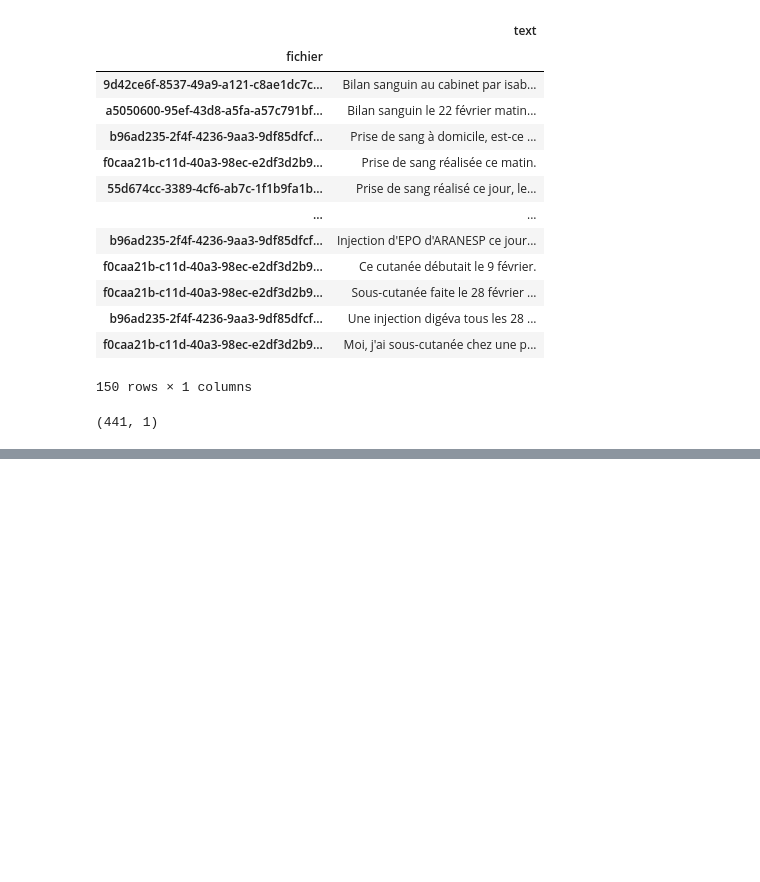
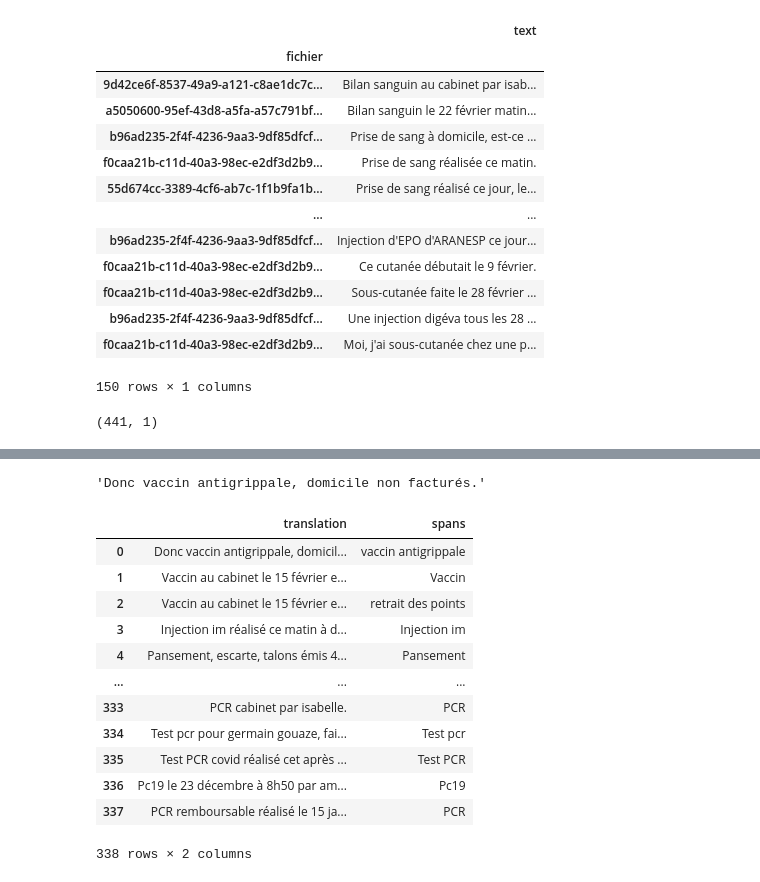
Before and after one commit to GeoffroyGit/ephesus, a Jupyter notebook: notebooks/LABELISATION.ipynb, the cells around one changed output, grey strips where cells are left out. Drawn from its saved outputs; the diff is of its cells as text; code cells hidden in the pictures; blank space fills up the shorter version.

```diff
--- a/notebooks/LABELISATION.ipynb
+++ b/notebooks/LABELISATION.ipynb
@@ -259,0 +316,3 @@ export_v2.to_csv("../raw_data/sample_sentencesV3.csv", index=False)
+# %%
+data_json = extract_json("PROJECT_EPHESUS-labeling_V01.json")
+data_json = tune_data(data_json)
@@ -259,0 +339,11 @@ export_v2.to_csv("../raw_data/sample_sentencesV3.csv", index=False)
+# %%
+elm = data_json["annotations"][0]
+elm['text']
+# %% [output]
+'Donc vaccin antigrippale, domicile non facturés.'
+# %%
+sentences = []
+for tuple_cat in elm["entities"]:
+    if tuple_cat[2] == 'Treatment':
+                word = elm["text"][tuple_cat[0]:tuple_cat[1]]
+                sentences.append(word)
@@ -259,0 +362,17 @@ export_v2.to_csv("../raw_data/sample_sentencesV3.csv", index=False)
+# %%
+test = pd.DataFrame({"translation":sentences, "spans":spans})
+test
+# %% [output]
+|  | translation | spans |
+| 0 | Donc vaccin antigrippale, domicil... | vaccin antigrippale |
+| 1 | Vaccin au cabinet le 15 février e... | Vaccin |
+| 2 | Vaccin au cabinet le 15 février e... | retrait des points |
+| 3 | Injection im réalisé ce matin à d... | Injection im |
+| 4 | Pansement, escarte, talons émis 4... | Pansement |
+| ... | ... | ... |
+| 333 | PCR cabinet par isabelle. | PCR |
+| 334 | Test pcr pour germain gouaze, fai... | Test pcr |
+| 335 | Test PCR covid réalisé cet après ... | Test PCR |
+| 336 | Pc19 le 23 décembre à 8h50 par am... | Pc19 |
+| 337 | PCR remboursable réalisé le 15 ja... | PCR |
+338 rows × 2 columns
```
Also changed, not shown: parts of 26 cells of this notebook, 2 other files.
